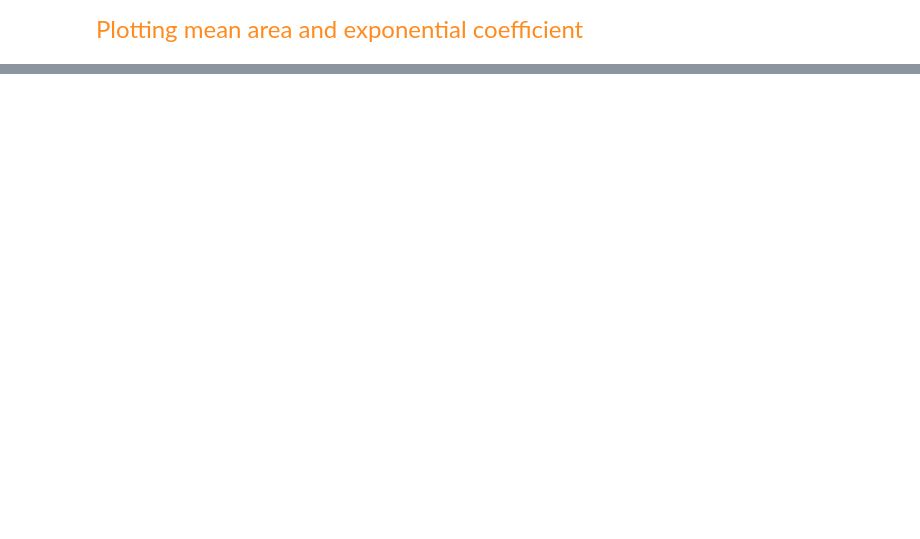
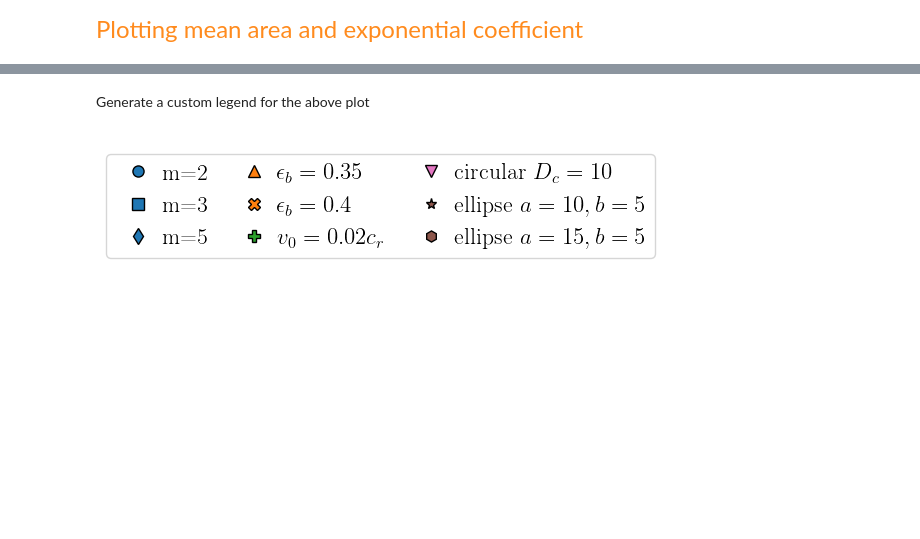
Before and after one commit to VinDawara/residual_network, a Jupyter notebook: cum_area/notebook/cum_area_numerical.ipynb, the cells around one changed output, grey strips where cells are left out. Saved outputs shown, nothing was run; the diff lists cells and outputs as text; code cells hidden in the pictures; blank space fills up the shorter version.

```diff
--- a/cum_area/notebook/cum_area_numerical.ipynb
+++ b/cum_area/notebook/cum_area_numerical.ipynb
@@ -408,0 +527,31 @@ Slope of the fit line: 1.448691773140604
+# %% [markdown]
+Generate a custom legend for the above plot
+# %%
+from matplotlib.lines import Line2D
+
+save_plot_dir = r'C:\MyData\Stressed network work\Data\simulation\area\results\collated'
+
+fig, ax = plt.subplots()
+
+markers = ['o', 's', 'd', '^', 'X', 'P', 'v', '*', 'h']
+colors = ['tab:blue', 'tab:blue', 'tab:blue', 'tab:orange', 'tab:orange',
+          'tab:green', 'tab:pink', 'tab:brown', 'tab:brown']
+label = [r'm=2', r'm=3', r'm=5', r'$\epsilon_b=0.35$', r'$\epsilon_b=0.4$', r'$v_0=0.02 c_r$',
+         r'circular $D_c=10$', r'ellipse $a=10, b=5$', r'ellipse $a=15, b=5$']
+
+# Invisible handle for padding
+empty = Line2D([0], [0], color='none', marker=None, linestyle='None', label='')
+
+lgd_elements = []
+for i in range(len(markers)):
+        lgd_elements.append(Line2D([0], [0], marker=markers[i], color=colors[i], label=label[i], linestyle='None',
+                                        markerfacecolor=colors[i], markersize=8, markeredgecolor='black'))
+
+
+ax.legend(handles=lgd_elements, loc='upper center', ncols=3,
+                  columnspacing=1, handletextpad=0)
+ax.set_axis_off()
+plt.show()
+fig.savefig(save_plot_dir + r'\legend_numerical_all.png', bbox_inches='tight', dpi=300)
+# %% [output]
+[figure, added]
```
Also changed, not shown: parts of 17 cells of this notebook.
